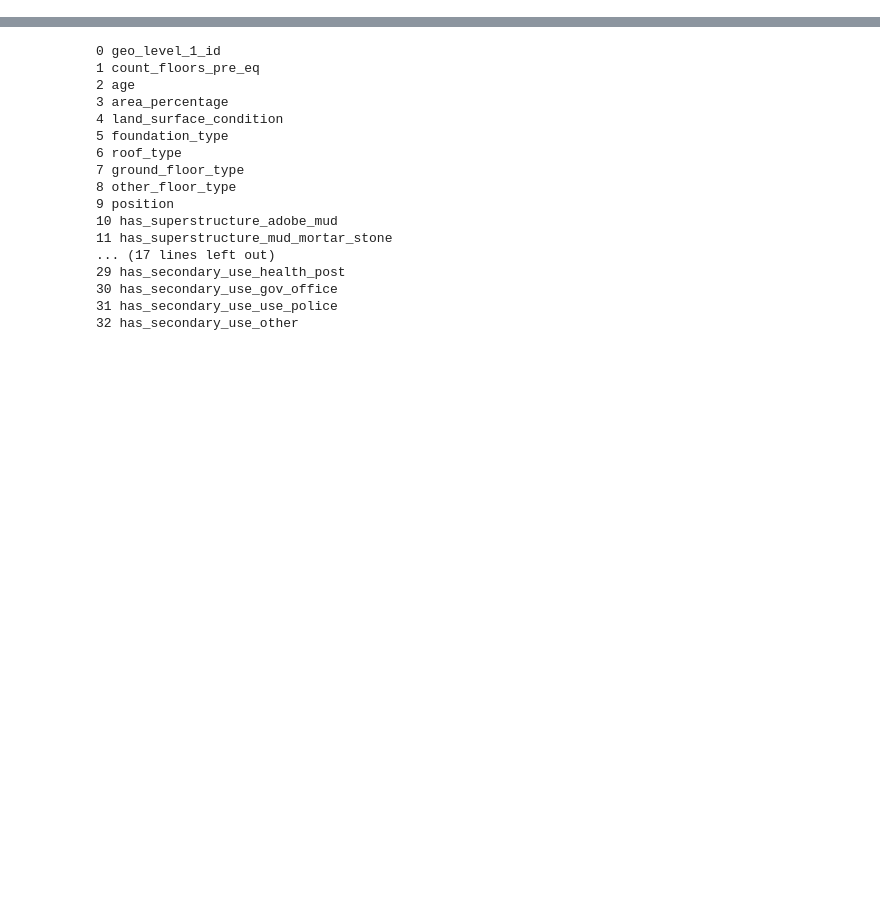
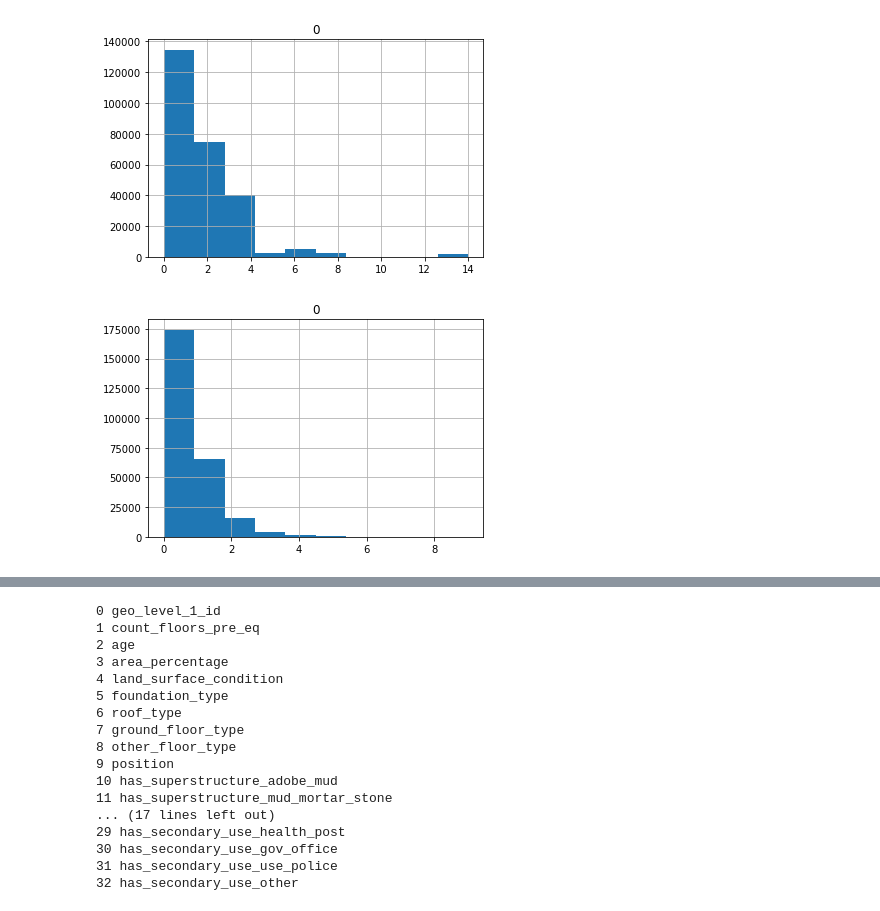
Before and after one commit to IgnacioVellido/DS-Assignments, a Jupyter notebook: MD-PC/Proyecto/preprocess.ipynb, the cells around one changed output, grey strips where cells are left out. Saved outputs shown, nothing was run; the diff lists cells and outputs as text; code cells hidden in the pictures; blank space fills up the shorter version.

```diff
--- a/MD-PC/Proyecto/preprocess.ipynb
+++ b/MD-PC/Proyecto/preprocess.ipynb
@@ -80,3 +106,38 @@ train
+# %%
+############################################################################
+# v10 - Discretizar variables numéricas (age, area_percentage)
+# count_families y count_floors considerarlas como categóricas
+# Al final son age y area_percentage
+# Age tiene años de 5 en 5 desde 0 hasta 200, más luego uno de 995, se podrían agrupar en 20
+# Area percentage son porcentajes, se podría agrupar en intervalos de 10
+# Los boxplot nos muestra una alta concentración en la parte baja con un gran
+# número de puntos dispersos hacia arriba, se ve apropiado agruparlo mediante
+# un método kmeans de manera que los puntos se asocien a una partición según
+# el centroide más cercano
+#
+# Los
+############################################################################
+
+disc = KBinsDiscretizer(n_bins=15, encode='ordinal', strategy='kmeans')
+age = disc.fit_transform(train[["age"]])
+age = pd.DataFrame(age)
+
+test.age = pd.DataFrame(disc.transform(test[["age"]]))
+
+disc = KBinsDiscretizer(n_bins=10, encode='ordinal', strategy='kmeans')
+area = disc.fit_transform(train[["area_percentage"]])
+area = pd.DataFrame(area)
+
+test.area_percentage = pd.DataFrame(disc.transform(test[["area_percentage"]]))
+
+age.hist()
+area.hist()
+
+train.age = age
+train.area_percentage = area
+# %% [output]
+[figure, added]
+[figure, added]
 # %%
 ############################################################################
 # Eliminar instancias duplicadas
```
Also changed, not shown: parts of 9 cells of this notebook, 20 other files.
